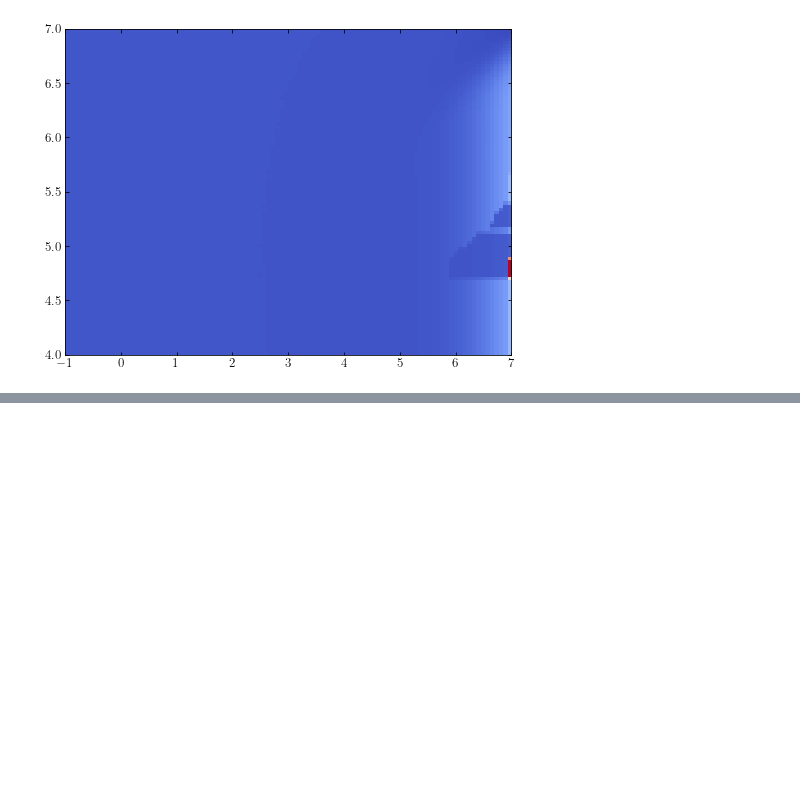
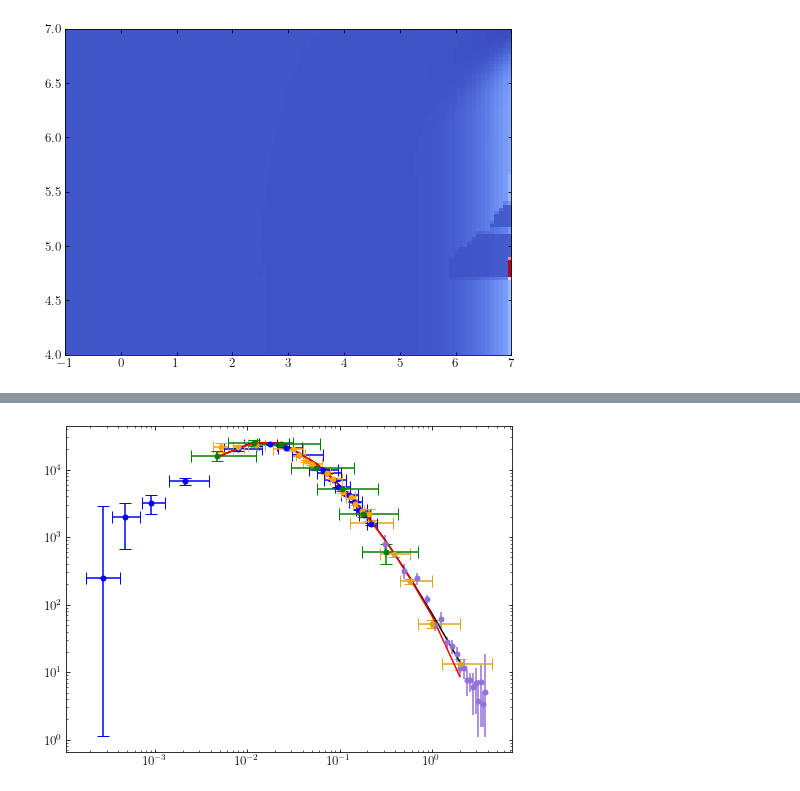
Before and after one commit to NolanSmyth/class_recoupling, a Jupyter notebook: recoupling_constraints.ipynb, the cells around one changed output, grey strips where cells are left out. Cells and saved outputs as stored; diff of their text form; code cells hidden in the pictures; blank space fills up the shorter version.

```diff
--- a/recoupling_constraints.ipynb
+++ b/recoupling_constraints.ipynb
@@ -347,0 +338,7 @@ plt.yscale("log")
+# %%
+dfLCDM = pd.read_csv(
+            'output/lambdacdm00_pk.dat', header=None, names=["k", "P(k)"], skiprows=4, delimiter="\s+",
+        )
+# %%
+lcdm_interp = UnivariateSpline(dfLCDM["k"], dfLCDM["P(k)"], s=0)
+lcdm_pks = np.array([lcdm_interp(k) for k in constraint_ks_sorted])
@@ -347,0 +351,77 @@ plt.yscale("log")
+# %%
+plt.errorbar(
+    dfBOSS["k"],
+    dfBOSS["P(k)"],
+    yerr=yerrBOSS,
+    marker="o",
+    ms=5,
+    color="mediumpurple",
+    ls="none",
+    label=r"BOSS DR9 Ly-$\alpha$ forest",
+)
+plt.errorbar(
+    dfDES["X"],
+    dfDES["Y"],
+    yerr=yerrDES,
+    xerr=xerrDES,
+    marker="o",
+    ms=5,
+    color="goldenrod",
+    ls="none",
+    capsize=6,
+    label="DES Y1 cosmic Shear",
+)
+
+plt.errorbar(
+    dfPlanckTT["X"],
+    dfPlanckTT["Y"],
+    yerr=yerrTT,
+    xerr=xerrTT,
+    marker="o",
+    ms=5,
+    color="blue",
+    ls="none",
+    capsize=6,
+    label="Planck TT",
+)
+
+plt.errorbar(
+    dfPlanckEE["X"],
+    dfPlanckEE["Y"],
+    yerr=yerrEE,
+    xerr=xerrEE,
+    marker="o",
+    ms=5,
+    color="orange",
+    ls="none",
+    capsize=6,
+    label="Planck EE",
+)
+
+plt.errorbar(
+    dfPlanckPP["X"],
+    dfPlanckPP["Y"],
+    yerr=yerrPP,
+    xerr=xerrPP,
+    marker="o",
+    ms=5,
+    color="green",
+    ls="none",
+    capsize=6,
+    label="Planck $\phi\phi$",
+)
+
+# plt.plot(constraint_ks_sorted, constraint_pks_sorted, color="black", label="Constraint")
+# plt.errorbar(constraint_ks_sorted, constraint_pks_sorted, yerr=constraint_pk_y_errs_sorted, color="black", ls="none", alpha=0.5)
+plt.plot(constraint_ks_sorted, lcdm_pks, color="black", label="LCDM")
+plt.plot(constraint_ks_sorted, test_pks, color="red", label="Recoupling")
+
+plt.xscale("log")
+plt.yscale("log")
+
+# plt.xlim(1e-2, 1e-1)
+# plt.ylim(1e3, 5e4)
+
+plt.show()
+# %% [output]
+[figure, added]
```
Also changed, not shown: parts of 21 cells of this notebook, 5 other files.
